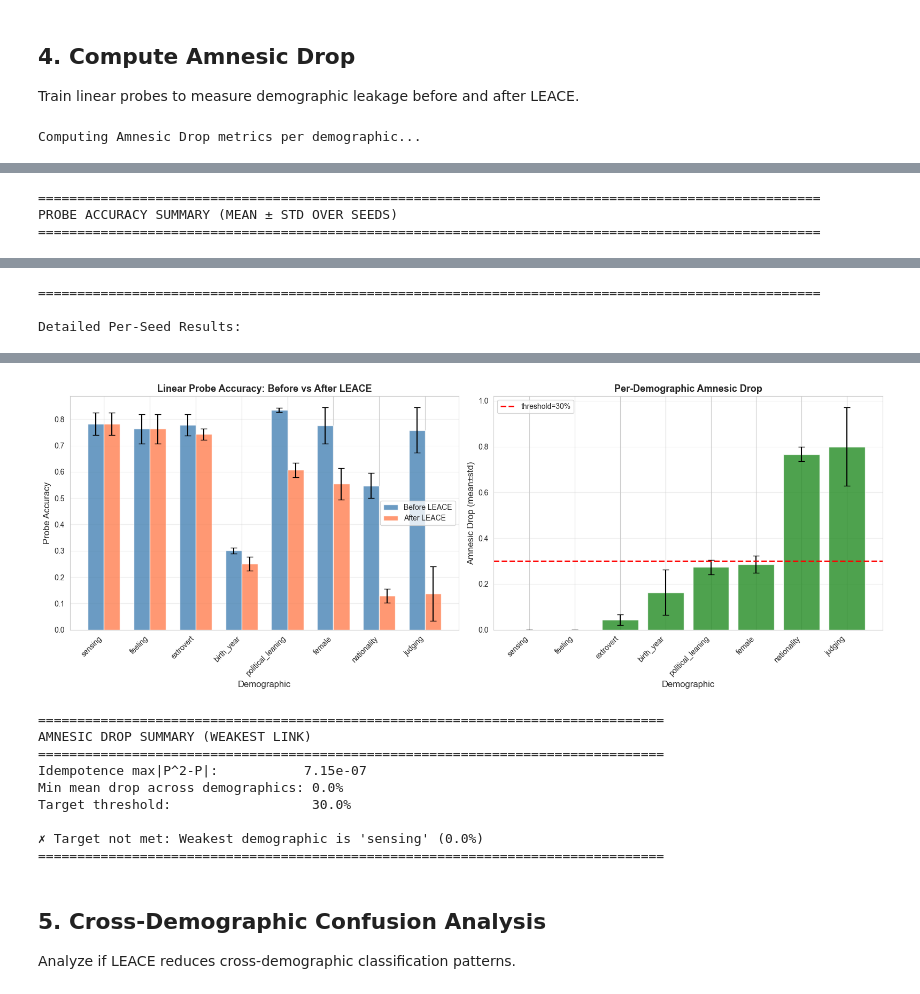
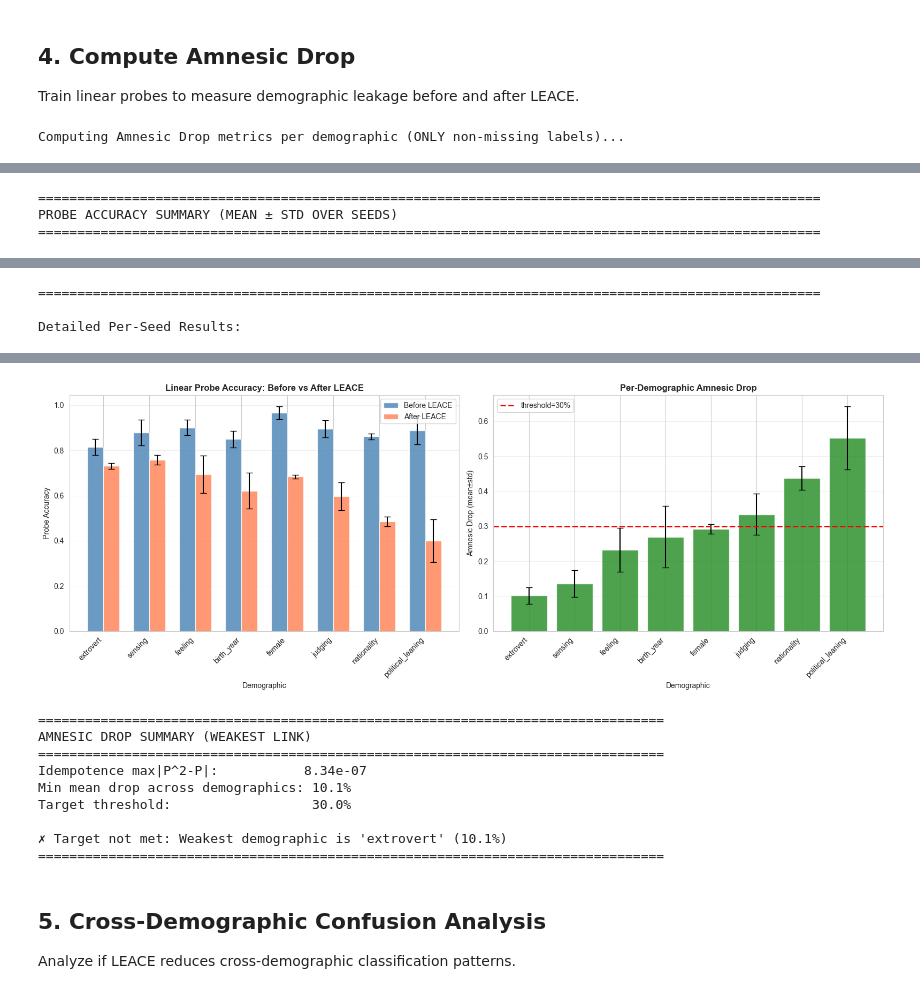
Before and after one commit to A-DaRo/language_and_ai, a Jupyter notebook: notebooks/03_leace_visualization.ipynb, the cells around one changed output, grey strips where cells are left out. Drawn from its saved outputs; the diff is of its cells as text; code cells hidden in the pictures.

```diff
--- a/notebooks/03_leace_visualization.ipynb
+++ b/notebooks/03_leace_visualization.ipynb
@@ -446,43 +544,49 @@ Note: After LEACE, demographic clusters should be less distinguishable.
 Train linear probes to measure demographic leakage before and after LEACE.
 # %%
 # Compute amnesic drop per-demographic (repeat across multiple seeds for stability)
-print("Computing Amnesic Drop metrics per demographic...\n")
+print("Computing Amnesic Drop metrics per demographic (ONLY non-missing labels)...\n")
 
 seeds = [0, 1, 2]
 demo_cols = get_demographic_columns()
 
+X_before_full = embeddings_before.detach().to("cpu", dtype=torch.float32)
+X_after_full = embeddings_after.detach().to("cpu", dtype=torch.float32)
+
 results_by_col = {}
 detailed_results = []
 
+min_samples = 50  # minimum labeled examples to run a probe reliably
+
 for col in demo_cols:
     labels_np = extract_probe_labels(table, col)
-    if labels_np is None:
+    valid = labels_np >= 0
+    n_valid = int(valid.sum())
+    if n_valid < min_samples:
+        print(f"Skipping {col}: insufficient valid labels ({n_valid} < {min_samples})")
         continue
 
-    labels = torch.tensor(labels_np, dtype=torch.long)
-
-    # Check if we have enough samples
-    valid_labels = labels >= 0
-    if valid_labels.sum() < 10:
-        print(f"Skipping {col}: insufficient valid labels ({valid_labels.sum()} < 10)")
-        continue
+    # Restrict to only labeled rows (strictly satisfies: probes only computed on non-NaN labels)
+    Xb = X_before_full[valid]
+    Xa = X_after_full[valid]
+    y = torch.tensor(labels_np[valid], dtype=torch.long)
 
     col_results = []
     for s in seeds:
         acc_before, acc_after, amnesic_drop = compute_amnesic_drop(
-            embeddings_before=embeddings_before,
-            embeddings_after=embeddings_after,
-            labels=labels,
+            embeddings_before=Xb,
+            embeddings_after=Xa,
+            labels=y,
             train_split=float(pipeline.config["probe"]["train_split"]),
             random_state=s,
         )
         col_results.append((acc_before, acc_after, amnesic_drop))
         detailed_results.append({
-            'demographic': col,
-            'seed': s,
-            'acc_before': acc_before,
-            'acc_after': acc_after,
-            'amnesic_drop': amnesic_drop,
+            "demographic": col,
+            "seed": s,
+            "n_labeled": int(n_valid),
+            "acc_before": float(acc_before),
+            "acc_after": float(acc_after),
+            "amnesic_drop": float(amnesic_drop),
         })
 
     results_by_col[col] = col_results
@@ -527,30 +631,30 @@ fig, axes = plt.subplots(1, 2, figsize=(16, 6))
 x = np.arange(len(summary_df))
 width = 0.35
 axes[0].bar(x - width/2, summary_df["acc_before_mean"], width,
-            yerr=summary_df["acc_before_std"], label='Before LEACE',
-            alpha=0.8, capsize=4, color='steelblue')
+            yerr=summary_df["acc_before_std"], label="Before LEACE",
+            alpha=0.8, capsize=4, color="steelblue")
 axes[0].bar(x + width/2, summary_df["acc_after_mean"], width,
-            yerr=summary_df["acc_after_std"], label='After LEACE',
-            alpha=0.8, capsize=4, color='coral')
-axes[0].set_ylabel('Probe Accuracy', fontsize=12)
-axes[0].set_xlabel('Demographic', fontsize=12)
-axes[0].set_title('Linear Probe Accuracy: Before vs After LEACE', fontsize=13, fontweight='bold')
+            yerr=summary_df["acc_after_std"], label="After LEACE",
+            alpha=0.8, capsize=4, color="coral")
+axes[0].set_ylabel("Probe Accuracy")
+axes[0].set_xlabel("Demographic")
+axes[0].set_title("Linear Probe Accuracy: Before vs After LEACE", fontweight="bold")
 axes[0].set_xticks(x)
-axes[0].set_xticklabels(summary_df["demographic"], rotation=45, ha='right')
+axes[0].set_xticklabels(summary_df["demographic"], rotation=45, ha="right")
 axes[0].legend()
-axes[0].grid(alpha=0.3, axis='y')
+axes[0].grid(alpha=0.3, axis="y")
 
 # Plot amnesic drops
 axes[1].bar(summary_df["demographic"], summary_df["drop_mean"],
-            yerr=summary_df["drop_std"], capsize=4, alpha=0.8, color='forestgreen')
+            yerr=summary_df["drop_std"], capsize=4, alpha=0.8, color="forestgreen")
 axes[1].axhline(threshold, color="red", linestyle="--", linewidth=2,
                 label=f"threshold={threshold:.0%}")
-axes[1].set_ylabel('Amnesic Drop (mean±std)', fontsize=12)
-axes[1].set_xlabel('Demographic', fontsize=12)
-axes[1].set_title('Per-Demographic Amnesic Drop', fontsize=13, fontweight='bold')
-axes[1].set_xticklabels(summary_df["demographic"], rotation=45, ha='right')
+axes[1].set_ylabel("Amnesic Drop (mean±std)")
+axes[1].set_xlabel("Demographic")
+axes[1].set_title("Per-Demographic Amnesic Drop", fontweight="bold")
+axes[1].set_xticklabels(summary_df["demographic"], rotation=45, ha="right")
 axes[1].legend()
-axes[1].grid(alpha=0.3, axis='y')
+axes[1].grid(alpha=0.3, axis="y")
 
 plt.tight_layout()
 plt.show()
@@ -570,4 +674,4 @@ else:
     print(f"✗ Target not met: Weakest demographic is '{weakest['demographic']}' ({weakest['drop_mean']:.1%})")
 print("=" * 80)
 # %% [output]
-Computing Amnesic Drop metrics per demographic...
+Computing Amnesic Drop metrics per demographic (ONLY non-missing labels)...
@@ -621,12 +723,12 @@ Detailed Per-Seed Results:
-[figure, old version]
+[figure, new version]
 ================================================================================
 AMNESIC DROP SUMMARY (WEAKEST LINK)
 ================================================================================
-Idempotence max|P^2-P|:           7.15e-07
-Min mean drop across demographics: 0.0%
+Idempotence max|P^2-P|:           8.34e-07
+Min mean drop across demographics: 10.1%
 Target threshold:                  30.0%
 
-✗ Target not met: Weakest demographic is 'sensing' (0.0%)
+✗ Target not met: Weakest demographic is 'extrovert' (10.1%)
 ================================================================================
 # %% [markdown]
 ## 5. Cross-Demographic Confusion Analysis
```
Also changed, not shown: parts of 9 cells of this notebook, 14 other files.
